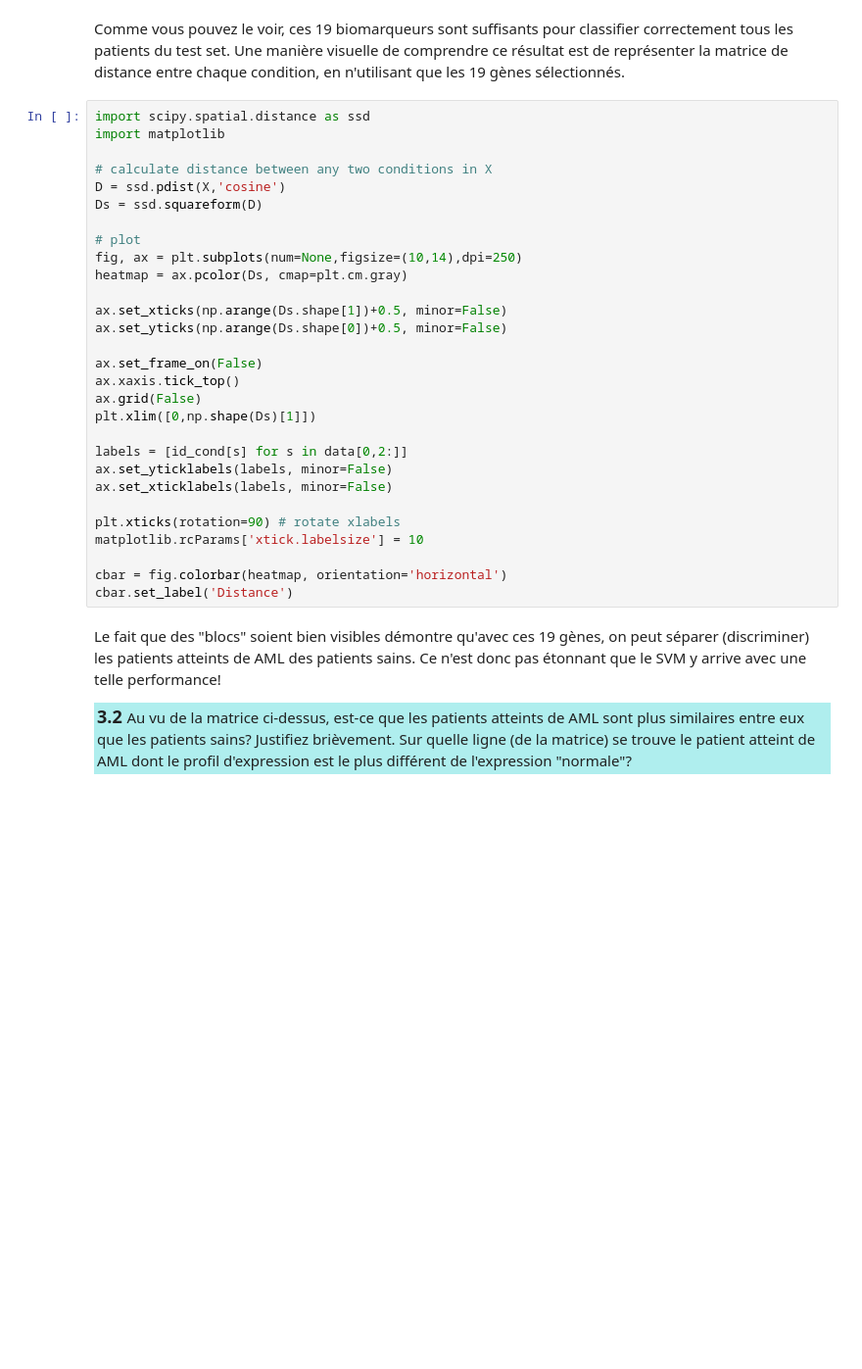
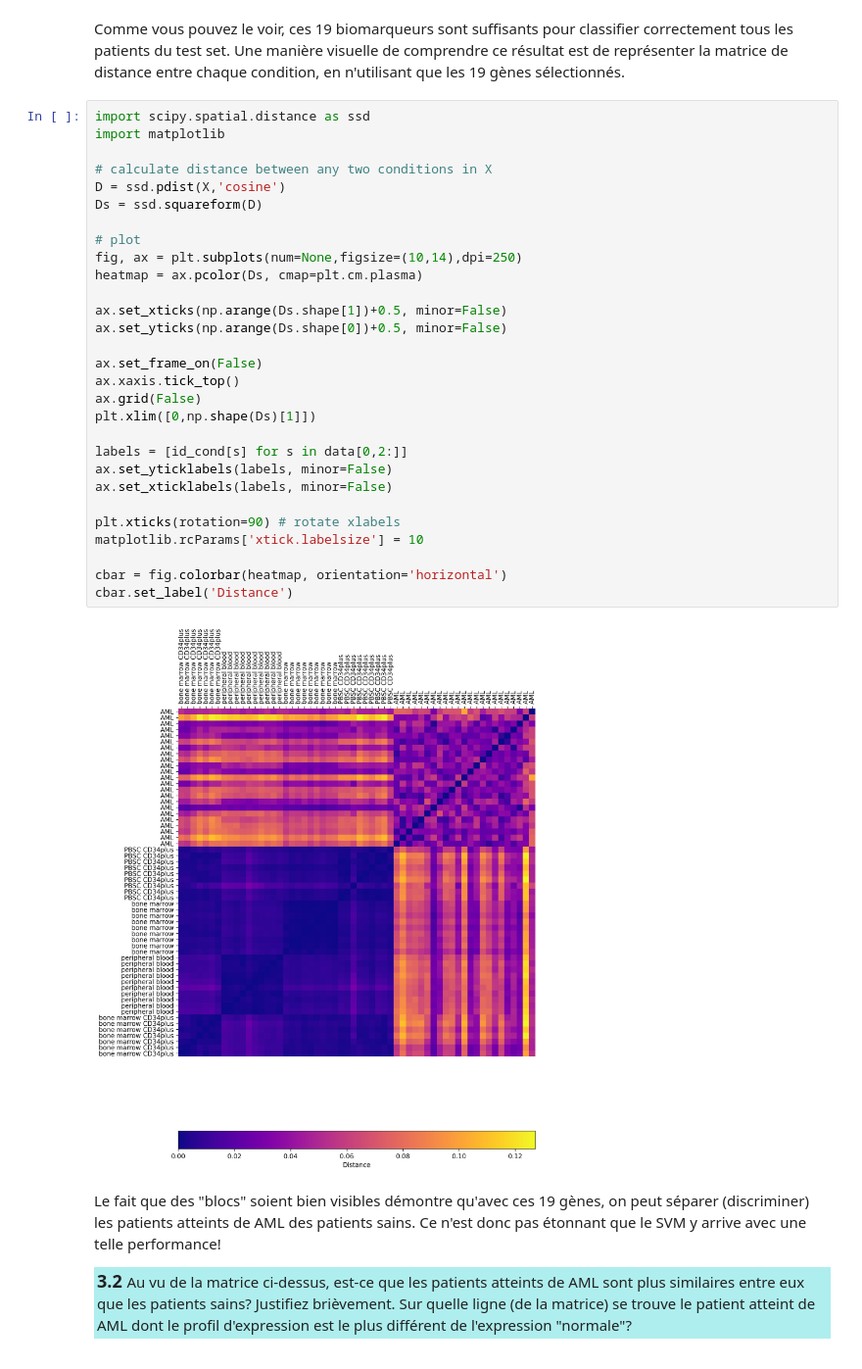
Before and after one commit to michaelstrefeler/BBC_Labs, a Jupyter notebook: Labo05/TP5_BBC_Strefeler.ipynb, the cells around one changed output. Shown at 98% size. Drawn from its saved outputs; the diff is of its cells as text; blank space fills up the shorter version.

```diff
--- a/Labo05/TP5_BBC_Strefeler.ipynb
+++ b/Labo05/TP5_BBC_Strefeler.ipynb
@@ -1154,32 +1237,34 @@ Comme vous pouvez le voir, ces 19 biomarqueurs sont suffisants pour classifier c
 # %%
 import scipy.spatial.distance as ssd
 import matplotlib
 
 # calculate distance between any two conditions in X
 D = ssd.pdist(X,'cosine')
 Ds = ssd.squareform(D)
 
 # plot
 fig, ax = plt.subplots(num=None,figsize=(10,14),dpi=250)
-heatmap = ax.pcolor(Ds, cmap=plt.cm.gray)
+heatmap = ax.pcolor(Ds, cmap=plt.cm.plasma)
 
 ax.set_xticks(np.arange(Ds.shape[1])+0.5, minor=False)
 ax.set_yticks(np.arange(Ds.shape[0])+0.5, minor=False)
 
 ax.set_frame_on(False)
 ax.xaxis.tick_top()
 ax.grid(False)
 plt.xlim([0,np.shape(Ds)[1]])
 
 labels = [id_cond[s] for s in data[0,2:]]
 ax.set_yticklabels(labels, minor=False)
 ax.set_xticklabels(labels, minor=False)
 
 plt.xticks(rotation=90) # rotate xlabels
 matplotlib.rcParams['xtick.labelsize'] = 10
 
 cbar = fig.colorbar(heatmap, orientation='horizontal')
 cbar.set_label('Distance')
+# %% [output]
+[figure, added]
 # %% [markdown]
 Le fait que des "blocs" soient bien visibles démontre qu'avec ces 19 gènes, on peut séparer (discriminer) les patients atteints de AML des patients sains. Ce n'est donc pas étonnant que le SVM y arrive avec une telle performance!
 
```
Also changed, not shown: parts of 48 cells of this notebook, 1 other file.
